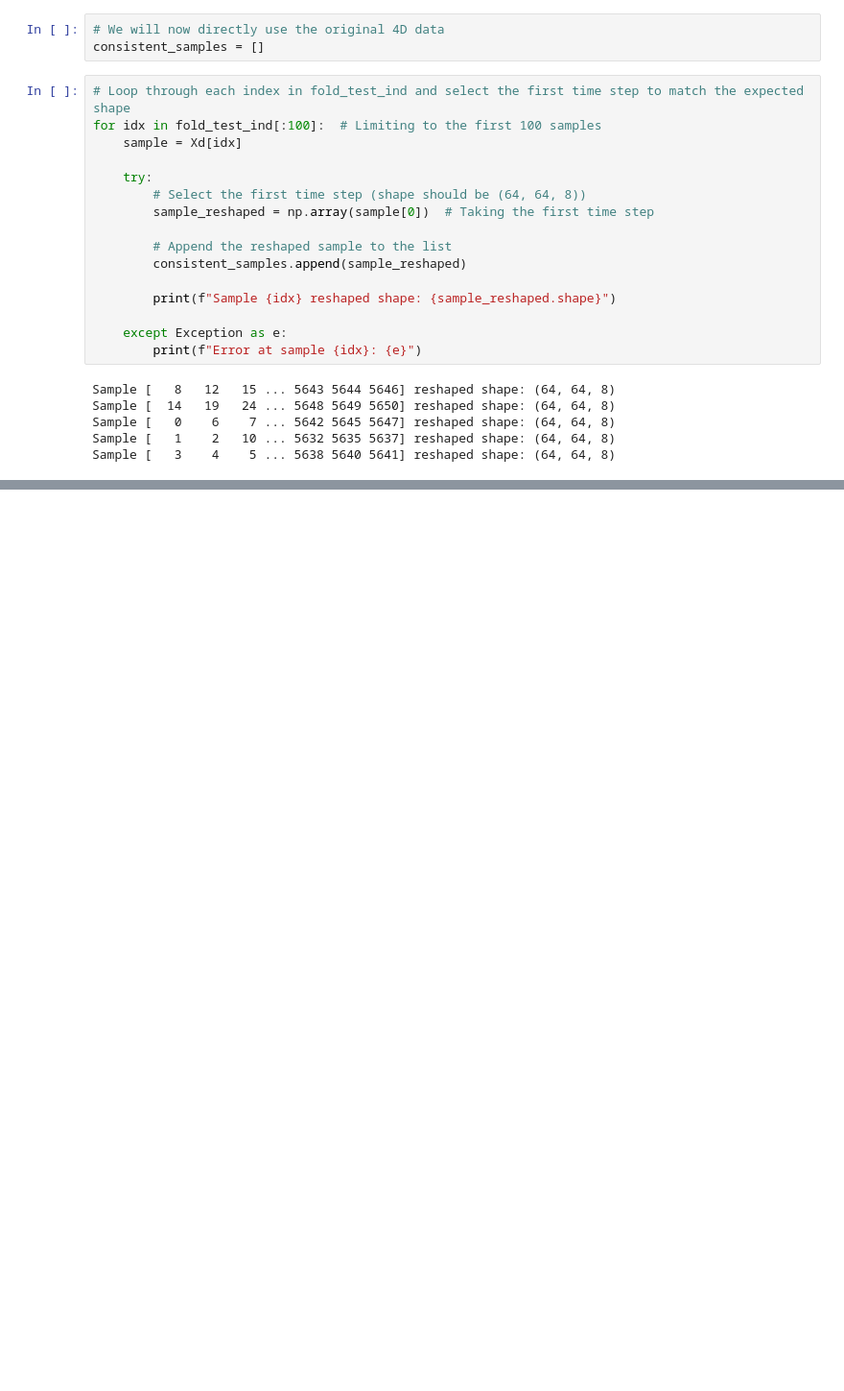
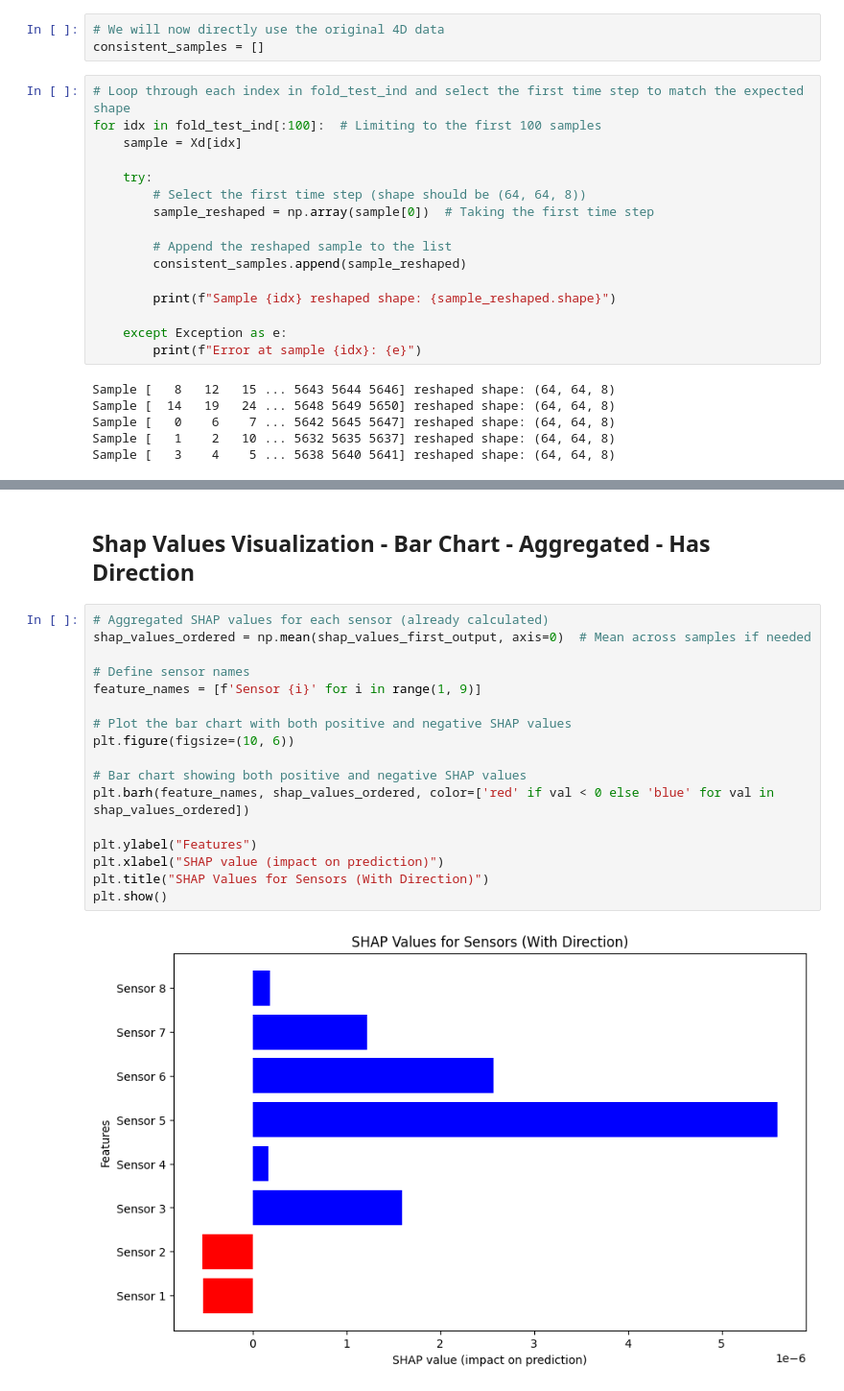
Before and after one commit to sadrireza/Neural-Networks, a Jupyter notebook: TIL Reza-Shap Implemented.ipynb, the cells around one changed output, grey strips where cells are left out. Shown: that part at 96% size. Drawn from its saved outputs; the diff is of its cells as text; blank space fills up the shorter version.

```diff
--- a/TIL Reza-Shap Implemented.ipynb
+++ b/TIL Reza-Shap Implemented.ipynb
@@ -113,0 +166,21 @@ Aggregated Data shape: (5, 8)
+# %% [markdown]
+## Shap Values Visualization - Bar Chart - Aggregated - Has Direction
+# %%
+# Aggregated SHAP values for each sensor (already calculated)
+shap_values_ordered = np.mean(shap_values_first_output, axis=0)  # Mean across samples if needed
+
+# Define sensor names
+feature_names = [f'Sensor {i}' for i in range(1, 9)]
+
+# Plot the bar chart with both positive and negative SHAP values
+plt.figure(figsize=(10, 6))
+
+# Bar chart showing both positive and negative SHAP values
+plt.barh(feature_names, shap_values_ordered, color=['red' if val < 0 else 'blue' for val in shap_values_ordered])
+
+plt.ylabel("Features")
+plt.xlabel("SHAP value (impact on prediction)")
+plt.title("SHAP Values for Sensors (With Direction)")
+plt.show()
+# %% [output]
+[figure, added]
```
Also changed, not shown: parts of 12 cells of this notebook.
